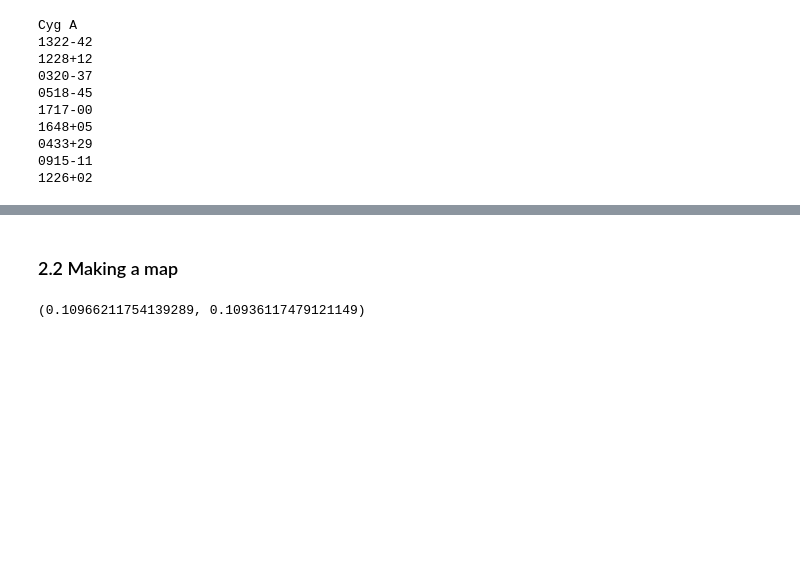
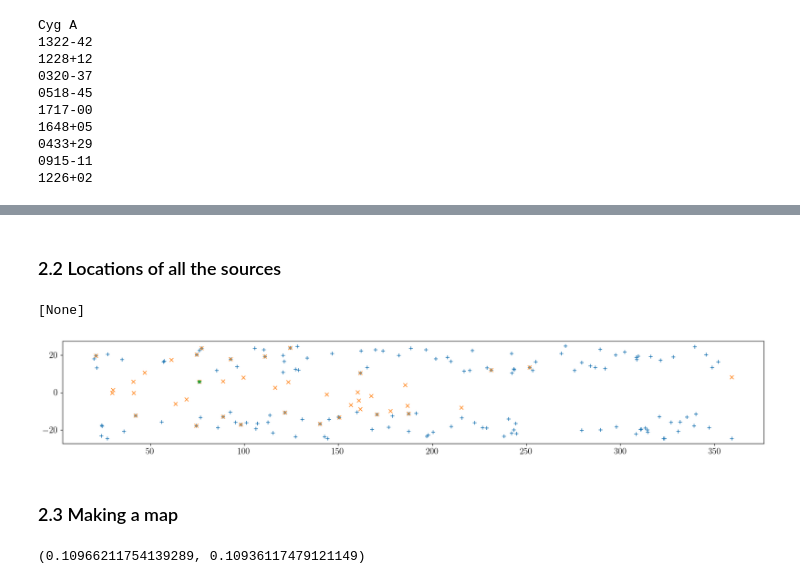
Before and after one commit to yitiansun/axion-mirror, a Jupyter notebook: notebooks/egrs.ipynb, the cells around one changed output, grey strips where cells are left out. Saved outputs shown, nothing was run; the diff lists cells and outputs as text; code cells hidden in the pictures; blank space fills up the shorter version.

Commit message:
cora egrs

```diff
--- a/notebooks/egrs.ipynb
+++ b/notebooks/egrs.ipynb
@@ -126,5 +144,20 @@ Cyg A
+# %% [markdown]
+### 2.2 Locations of all the sources
+# %%
+egrs_b_s = np.rad2deg([egrs.b for egrs in egrs_list])
+egrs_l_s = np.rad2deg([egrs.l for egrs in egrs_list])
+inds_plot = np.abs(egrs_b_s) < 25
+# %%
+fig, ax = plt.subplots(figsize=(20, 10))
+ax.plot(egrs_l_s[inds_plot], egrs_b_s[inds_plot], '+')
+ax.plot(cora_l_s[cora_inds_plot], cora_b_s[cora_inds_plot], 'x')
+ax.plot(egrs_l_s[-1], egrs_b_s[-1], '*')
+ax.set(aspect=1)
+# %% [output]
+[None]
+[figure, added]
 # %% [markdown]
-### 2.2 Making a map
+### 2.3 Making a map
 # %%
 src_map = np.zeros_like(b_grid)
 prev_name = ''
```
Also changed, not shown: parts of 3 cells of this notebook, 4 other files.
